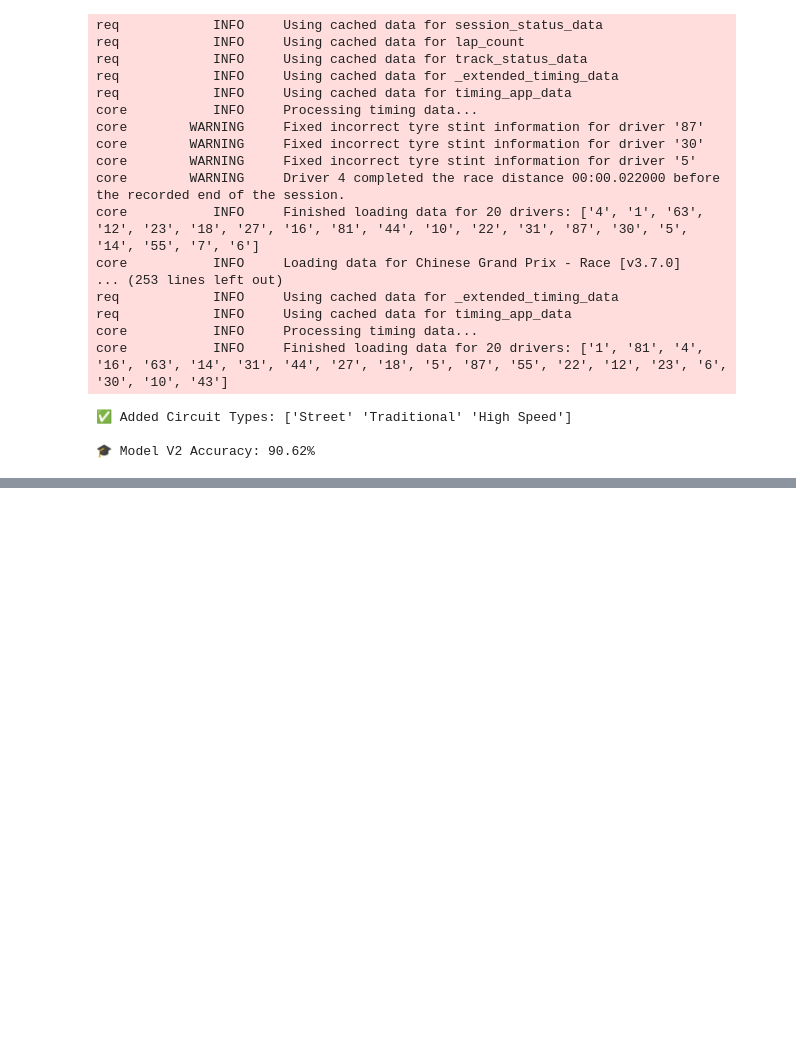
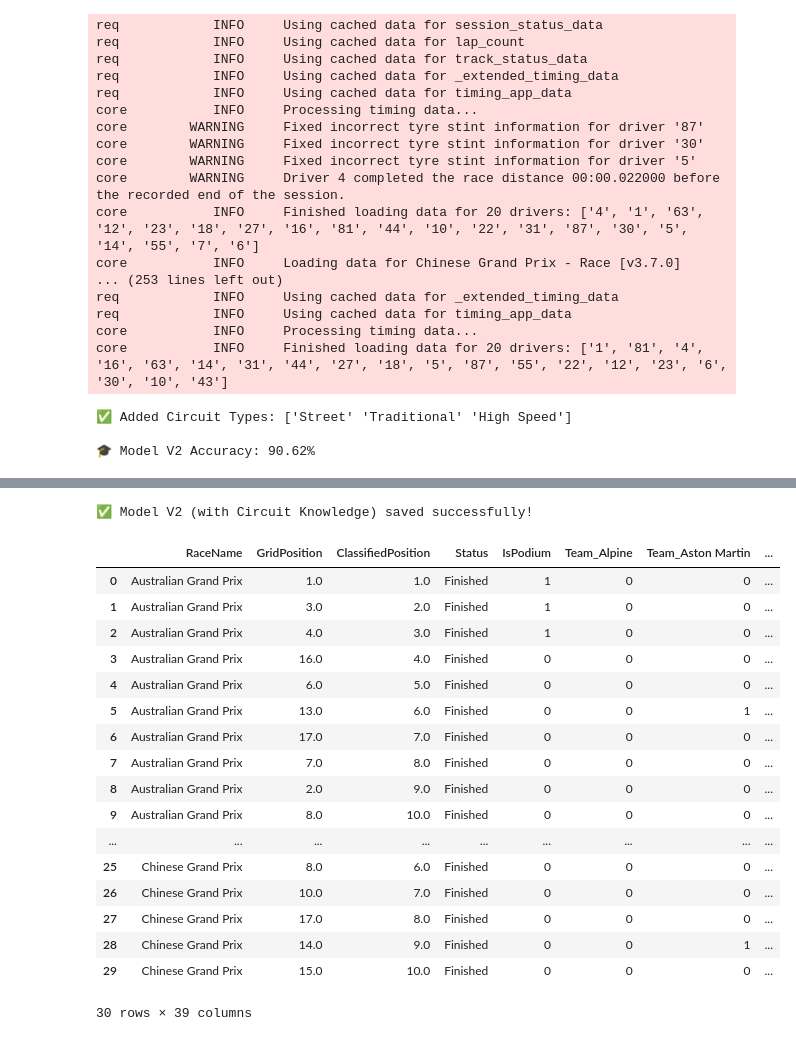
Before and after one commit to GlenHan/f1-predictor, a Jupyter notebook: f1_model_training_analysis.ipynb, the cells around one changed output, grey strips where cells are left out. Cells and saved outputs as stored; diff of their text form; code cells hidden in the pictures; blank space fills up the shorter version.

```diff
--- a/f1_model_training_analysis.ipynb
+++ b/f1_model_training_analysis.ipynb
@@ -568,0 +558,35 @@ core           INFO     Finished loading data for 20 drivers: ['1', '81', '4', '
+# %%
+import joblib
+
+model_v2_bundle = {
+    'model': model_v2,
+    'model_columns': X.columns.tolist(),
+    'circuit_map': circuit_map
+}
+
+joblib.dump(model_v2_bundle, 'f1_podium_model_v2.pkl')
+
+print("✅ Model V2 (with Circuit Knowledge) saved successfully!")
+# %% [output]
+✅ Model V2 (with Circuit Knowledge) saved successfully!
+# %%
+df_final_v2.head(30)
+# %% [output]
+|  | RaceName | GridPosition | ClassifiedPosition | Status | IsPodium | Team_Alpine | Team_Aston Martin | ... |
+| 0 | Australian Grand Prix | 1.0 | 1.0 | Finished | 1 | 0 | 0 | ... |
+| 1 | Australian Grand Prix | 3.0 | 2.0 | Finished | 1 | 0 | 0 | ... |
+| 2 | Australian Grand Prix | 4.0 | 3.0 | Finished | 1 | 0 | 0 | ... |
+| 3 | Australian Grand Prix | 16.0 | 4.0 | Finished | 0 | 0 | 0 | ... |
+| 4 | Australian Grand Prix | 6.0 | 5.0 | Finished | 0 | 0 | 0 | ... |
+| 5 | Australian Grand Prix | 13.0 | 6.0 | Finished | 0 | 0 | 1 | ... |
+| 6 | Australian Grand Prix | 17.0 | 7.0 | Finished | 0 | 0 | 0 | ... |
+| 7 | Australian Grand Prix | 7.0 | 8.0 | Finished | 0 | 0 | 0 | ... |
+| 8 | Australian Grand Prix | 2.0 | 9.0 | Finished | 0 | 0 | 0 | ... |
+| 9 | Australian Grand Prix | 8.0 | 10.0 | Finished | 0 | 0 | 0 | ... |
+| ... | ... | ... | ... | ... | ... | ... | ... | ... |
+| 25 | Chinese Grand Prix | 8.0 | 6.0 | Finished | 0 | 0 | 0 | ... |
+| 26 | Chinese Grand Prix | 10.0 | 7.0 | Finished | 0 | 0 | 0 | ... |
+| 27 | Chinese Grand Prix | 17.0 | 8.0 | Finished | 0 | 0 | 0 | ... |
+| 28 | Chinese Grand Prix | 14.0 | 9.0 | Finished | 0 | 0 | 1 | ... |
+| 29 | Chinese Grand Prix | 15.0 | 10.0 | Finished | 0 | 0 | 0 | ... |
+30 rows × 39 columns
```
Also changed, not shown: parts of 14 cells of this notebook, 2 other files.
